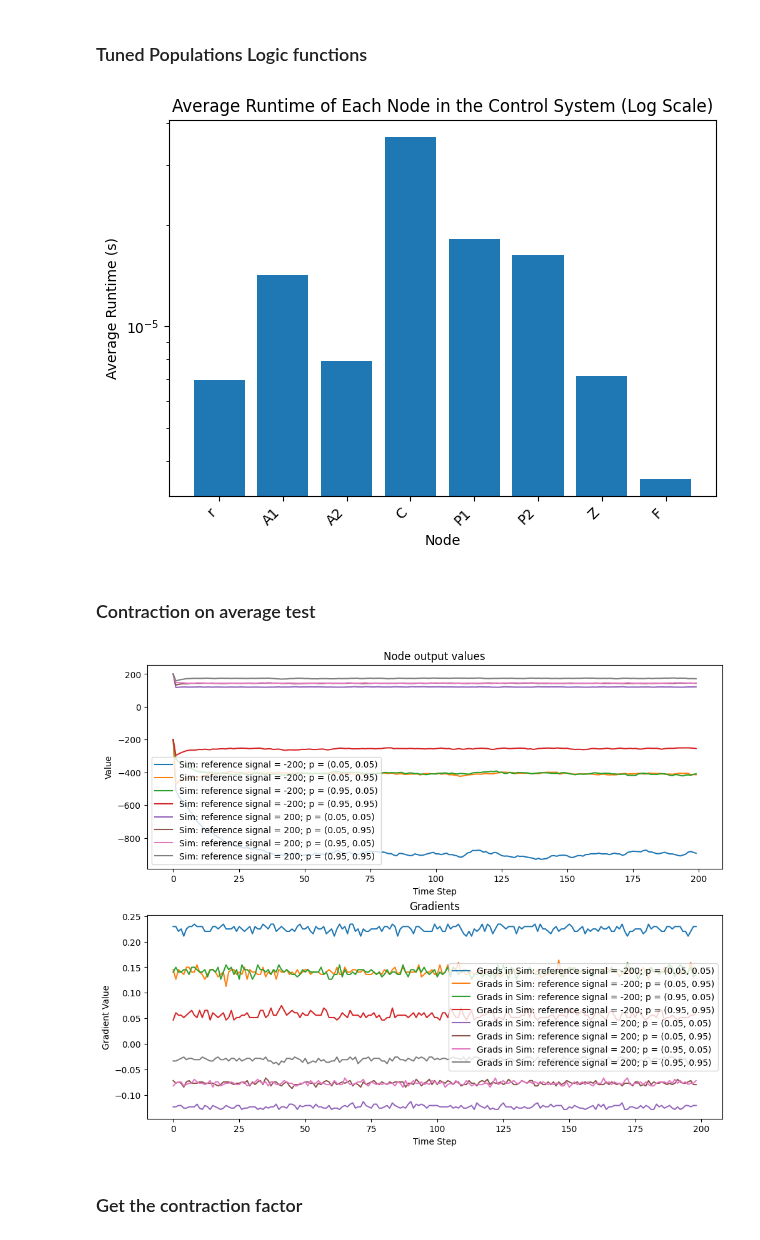
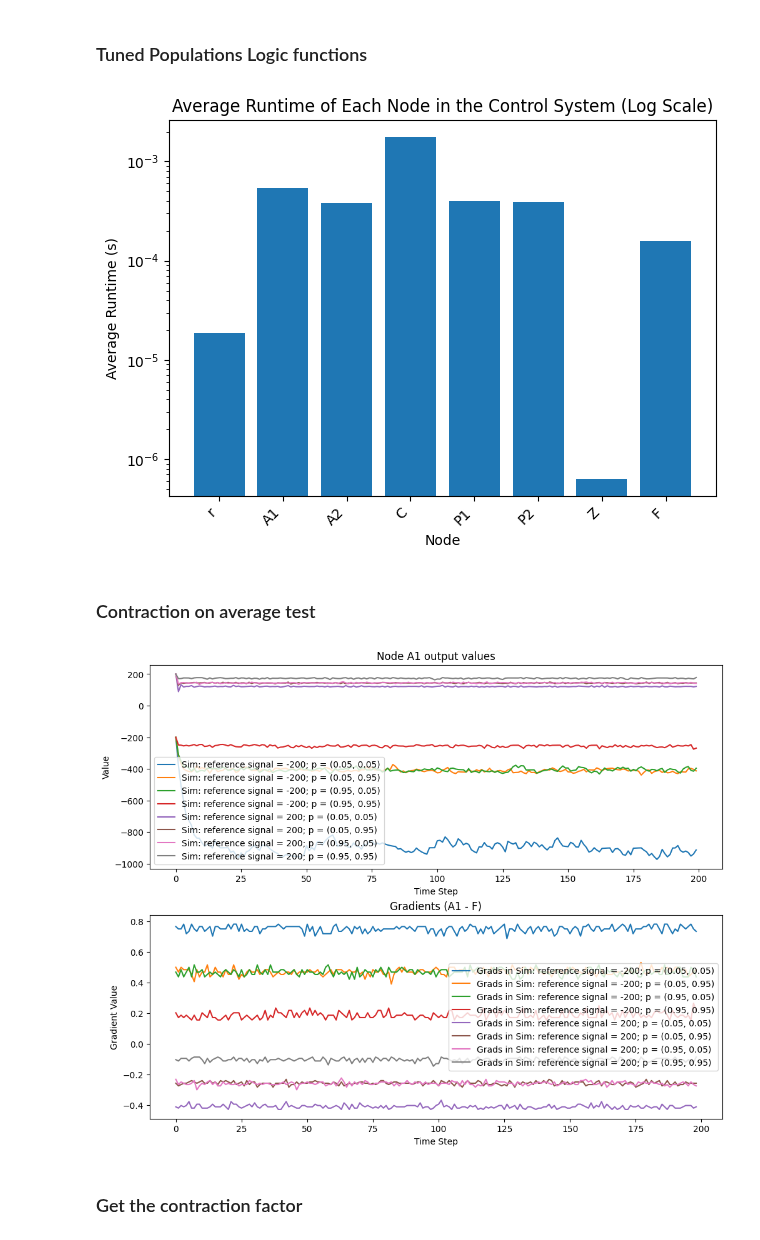
Before and after one commit to humancompatible/interconnect, a Jupyter notebook: examples/basic_simulation_ReLU.ipynb, the cells around one changed output. Cells and saved outputs as stored; diff of their text form; code cells hidden in the pictures.

```diff
--- a/examples/basic_simulation_ReLU.ipynb
+++ b/examples/basic_simulation_ReLU.ipynb
@@ -120,9 +116,10 @@ class DelayLogic:
 
     def forward(self, values):
         self.tensors["x"] = values["x"]
-        self.tensors["s"] = self.tensors["x"] * self.alpha + self.tensors["s"] * (1.0 - self.alpha)
-        result = self.tensors["s"]
-        return result
+        # self.tensors["s"] = self.tensors["x"] * self.alpha + self.tensors["s"] * (1.0 - self.alpha)
+        # result = self.tensors["s"]
+        # return result
+        return self.tensors["x"]
 # %% [markdown]
 ## Filter Node
 
@@ -184,7 +181,7 @@ class Sim(Simulation):
         self.system.set_checkpoint_node(agg1)
 
         # Set learning node
-        # cont.logic.load_state_dict(torch.load(ROOT_DIR + "/examples/weights_basic_RELU.pth"))
+        # cont.logic.load_state_dict(torch.load("../../interconnect/examples/weights/weights_basic_RELU.pth"))
         # model = cont.logic
         # self.system.set_learning_model(model)
         # self.system.set_loss_function(nn.MSELoss())
@@ -192,7 +189,7 @@ class Sim(Simulation):
         # self.system.set_optimizer(optimizer)
 
         # Load controller logic
-        cont.logic.load_state_dict(torch.load(ROOT_DIR + "/examples/weights/weights_basic_RELU.pth"))
+        cont.logic.load_state_dict(torch.load("../../interconnect/examples/weights/weights_basic_RELU.pth"))
 
 sim = Sim(reference_signal=20.0)
 # %% [markdown]
@@ -241,16 +238,16 @@ sim.plot.node_outputs(sim.system.get_node("A1"))
 # %%
 sim.plot.runtimes()
 # %% [output]
-[figure, old version]
+[figure, new version]
 # %% [markdown]
 ### Contraction on average test
 # %%
 from tests.contractionTests.contraction_test import get_factor
 import numpy as np
 eps = 0.05
-r = get_factor(reference_signals=np.array([-200, 200]), agent_probs=np.array([[eps, 1.0-eps], [eps, 1.0-eps]]), it=200, make_plots=True, sim_class=Sim)
+r = get_factor(reference_signals=np.array([-200, 200]), agent_probs=np.array([[eps, 1.0-eps], [eps, 1.0-eps]]), it=200, make_plots="A1", sim_class=Sim,  inputs_node="A1", outputs_node="F")
 # %% [output]
-[figure, old version]
+[figure, new version]
 # %% [markdown]
 ### Get the contraction factor
 # %%
```
Also changed, not shown: parts of 5 cells of this notebook, 6 other files.
